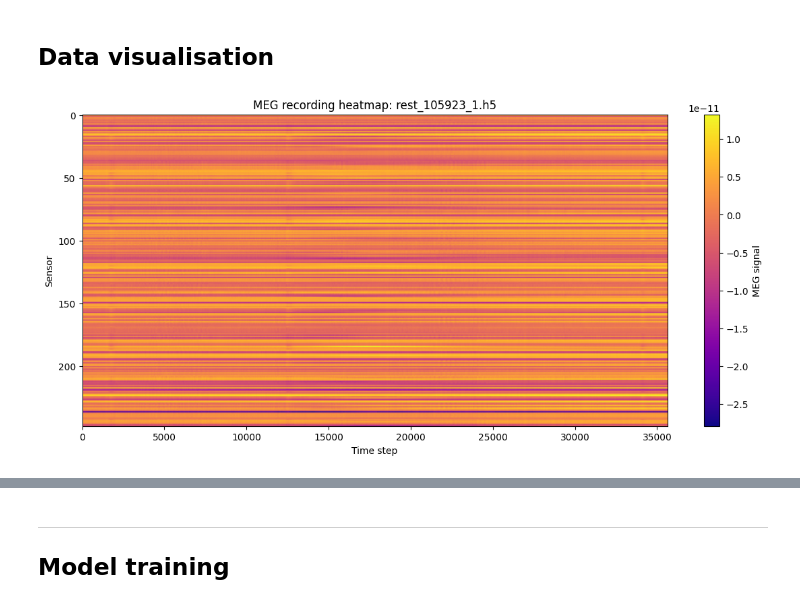
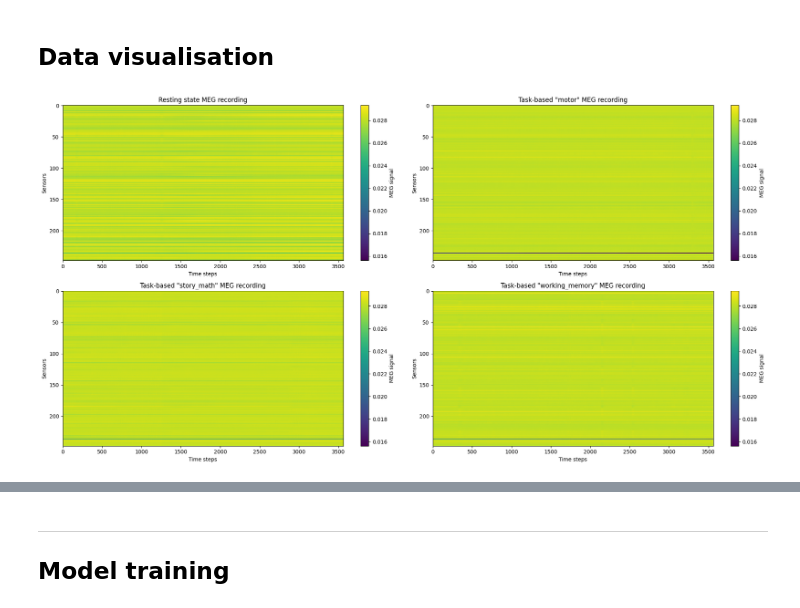
Before and after one commit to Stijnaard/DL_assignment_2, a Jupyter notebook: main.ipynb, the cells around one changed output, grey strips where cells are left out. Drawn from its saved outputs; the diff is of its cells as text; code cells hidden in the pictures.

Commit message:
update, start data visualisations

```diff
--- a/main.ipynb
+++ b/main.ipynb
@@ -13,12 +13,3 @@ def get_dataset_name(file_name_with_dir):
     temp = filename_without_dir.split('_')[:-1]
     dataset_name = "_".join(temp)
     return dataset_name
-
-dir = "/Users/stijnroos/VisualStudio/DL_data/"
-filename_path = dir + "Intra/train/rest_105923_1.h5"
-
-with h5py.File(filename_path, 'r') as f:
-    dataset_name = get_dataset_name(filename_path)
-    matrix = f.get(dataset_name)[()]
-    print(type(matrix))
-    print(matrix.shape)
@@ -28,13 +112,86 @@ with h5py.File(filename_path, 'r') as f:
 # %% [markdown]
 ## Data visualisation
 # %%
-# plot a single observation as a heatmap
-plt.figure(figsize=(14, 6))
-plt.imshow(matrix, aspect="auto", cmap="plasma")
-plt.colorbar(label="MEG signal")
-plt.xlabel("Time step")
-plt.ylabel("Sensor")
-plt.title(f"MEG recording heatmap: {os.path.basename(filename_path)}")
+dir_root = "/Users/stijnroos/VisualStudio/DL_data/"
+
+# FIRST PLOT FOR SUBJECT 1
+
+files_to_plot = [
+    ("rest_105923_1.h5", "Resting state MEG recording"),
+    ("task_motor_105923_1.h5", 'Task-based "motor" MEG recording'),
+    ("task_story_math_105923_1.h5", 'Task-based "story_math" MEG recording'),
+    ("task_working_memory_105923_1.h5", 'Task-based "working_memory" MEG recording'),
+]
+
+# Create subplots
+fig, axes = plt.subplots(2, 2, figsize=(20, 10))
+
+data_arrays = []
+
+# Load data from each file
+for filename, title in files_to_plot:
+    filepath = dir_root + "Intra/train_scaled_downsampled/" + filename
+
+    if os.path.exists(filepath):
+        with h5py.File(filepath, 'r') as f:
+            # Get the one dataset in the file
+            ds_name = list(f.keys())[0]
+            data = f[ds_name][()]
+            data_arrays.append(data)
+
+# Plot all data on same scale
+vmin = min(d.min() for d in data_arrays)
+vmax = max(d.max() for d in data_arrays)
+
+for ax, (data, (filename, title)) in zip(axes.flat, zip(data_arrays, files_to_plot)):
+    im = ax.imshow(data, aspect='auto', vmin=vmin, vmax=vmax, cmap='viridis')
+    ax.set_title(title, fontsize=12)
+    ax.set_xlabel("Time steps")
+    ax.set_ylabel("Sensors")
+    fig.colorbar(im, ax=ax, label="MEG signal")
+
+plt.tight_layout()
 plt.show()
+
+
+
+
+# THEN PLOT FOR SUBJECT 5
+files_to_plot = [
+    ("rest_105923_5.h5", "Resting state MEG recording"),
+    ("task_motor_105923_5.h5", 'Task-based "motor" MEG recording'),
+    ("task_story_math_105923_5.h5", 'Task-based "story_math" MEG recording'),
+    ("task_working_memory_105923_5.h5", 'Task-based "working_memory" MEG recording'),
+]
+
+# Create subplots
+fig, axes = plt.subplots(2, 2, figsize=(20, 10))
+
+data_arrays = []
+
+# Load data from each file
+for filename, title in files_to_plot:
+    filepath = dir_root + "Intra/train_scaled_downsampled/" + filename
+
+    if os.path.exists(filepath):
+        with h5py.File(filepath, 'r') as f:
+            # Get the one dataset in the file
+            ds_name = list(f.keys())[0]
+            data = f[ds_name][()]
+            data_arrays.append(data)
+
+# Plot all data on same scale
+vmin = min(d.min() for d in data_arrays)
+vmax = max(d.max() for d in data_arrays)
+
+for ax, (data, (filename, title)) in zip(axes.flat, zip(data_arrays, files_to_plot)):
+    im = ax.imshow(data, aspect='auto', vmin=vmin, vmax=vmax, cmap='viridis')
+    ax.set_title(title, fontsize=12)
+    ax.set_xlabel("Time steps")
+    ax.set_ylabel("Sensors")
+    fig.colorbar(im, ax=ax, label="MEG signal")
+
+plt.tight_layout()
+plt.show()
 # %% [output]
-[figure, old version]
+[figure, new version]
```
Also changed, not shown: parts of 15 cells of this notebook, 1 other file.
